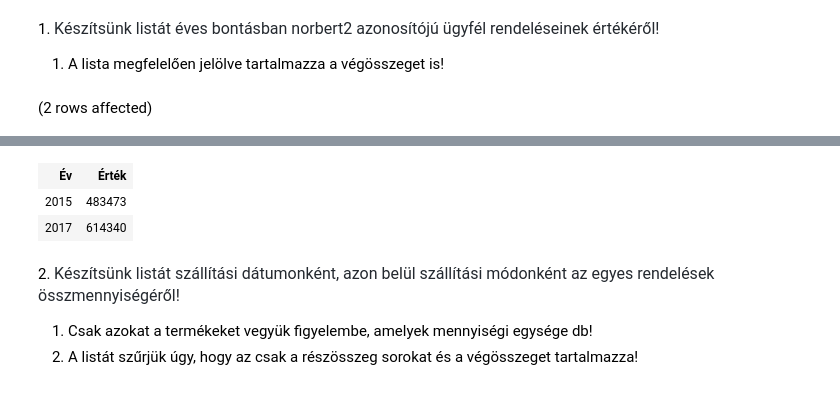
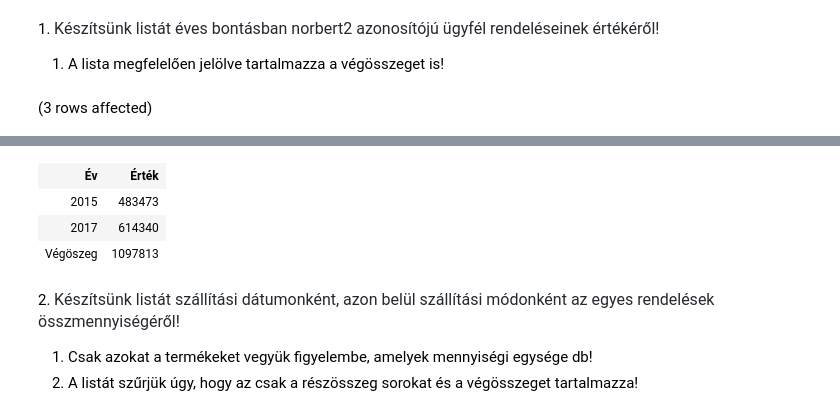
Before and after one commit to marinatoth/db_sql, a Jupyter notebook: gyakorlat05_feladatok.ipynb, the cells around one changed output, grey strips where cells are left out. Saved outputs shown, nothing was run; the diff lists cells and outputs as text; code cells hidden in the pictures.

```diff
--- a/gyakorlat05_feladatok.ipynb
+++ b/gyakorlat05_feladatok.ipynb
@@ -3,10 +3,10 @@
 
 1. A lista megfelelően jelölve tartalmazza a végösszeget is!
 # %%
-SELECT YEAR(r.REND_DATUM) as 'Év',
+SELECT iif(YEAR(r.REND_DATUM) is null,'Végöszeg',cast(YEAR(r.REND_DATUM) as nvarchar(4))) as 'Év',
 sum(rt.MENNYISEG * rt.EGYSEGAR) as 'Érték'
 FROM Rendeles r JOIN Rendeles_tetel rt ON r.SORSZAM = rt.SORSZAM
 WHERE [LOGIN]='norbert2'
-GROUP BY YEAR(r.REND_DATUM)
+GROUP BY rollup (YEAR(r.REND_DATUM))
 # %% [output]
-(2 rows affected)
+(3 rows affected)
@@ -14,6 +14,7 @@ Total execution time: 00:00:00.017
 | Év | Érték |
 | 2015 | 483473 |
 | 2017 | 614340 |
+| Végöszeg | 1097813 |
 # %% [markdown]
 2. <span style="color: rgb(36, 41, 47); font-family: -apple-system, BlinkMacSystemFont, &quot;Segoe UI&quot;, Helvetica, Arial, sans-serif, &quot;Apple Color Emoji&quot;, &quot;Segoe UI Emoji&quot;; font-size: 16px;">Készítsünk listát szállítási dátumonként, azon belül szállítási módonként az egyes rendelések összmennyiségéről!</span>
 
```
Also changed, not shown: parts of 2 cells of this notebook.
